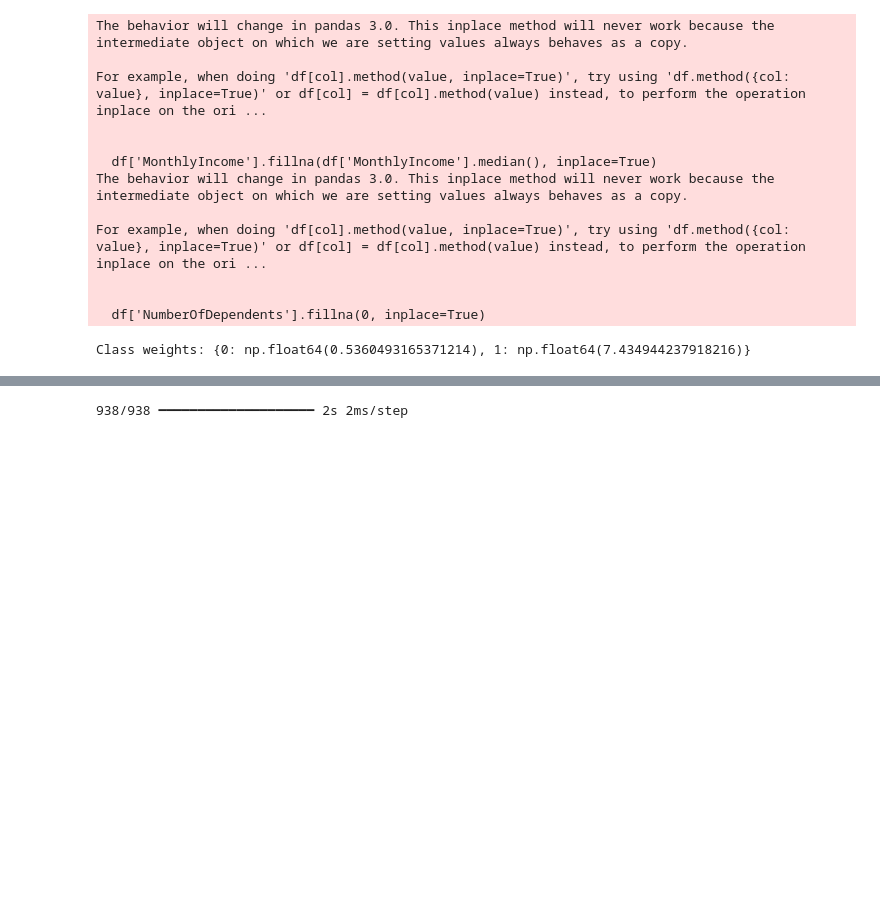
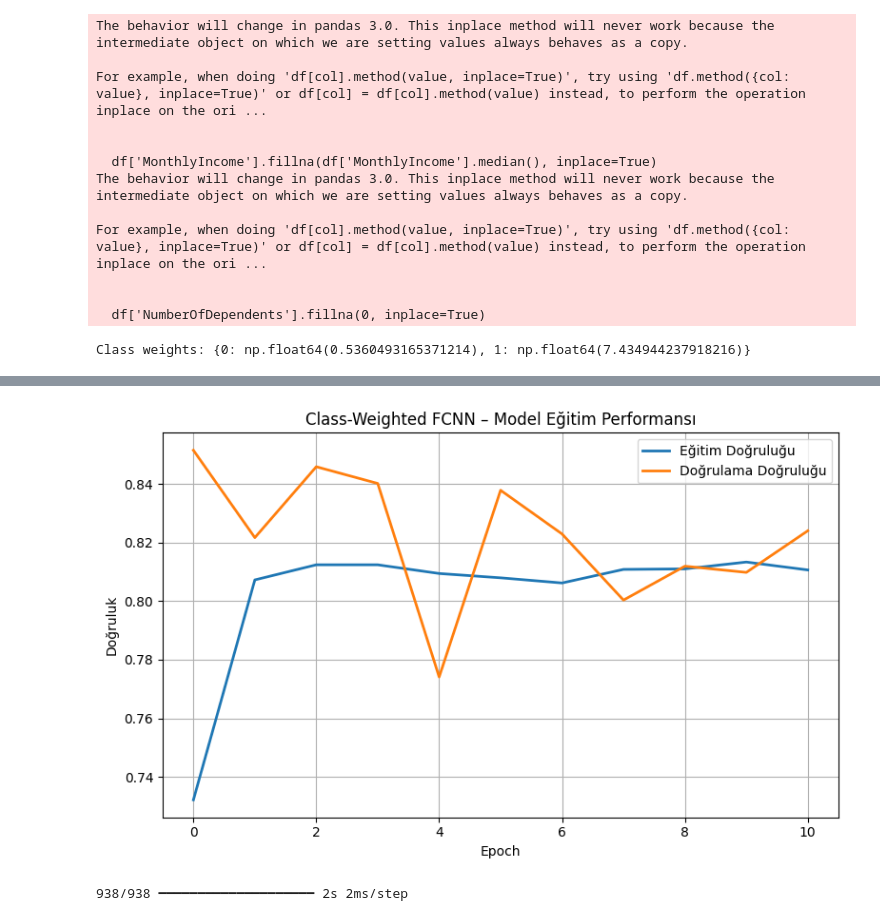
Before and after one commit to furkanardadincer/CreditRiskPrediction, a Jupyter notebook: ClassWeightFCNN_KrediRiskTahmini.ipynb, the cells around one changed output, grey strips where cells are left out. Cells and saved outputs as stored; diff of their text form; code cells hidden in the pictures; blank space fills up the shorter version.

```diff
--- a/ClassWeightFCNN_KrediRiskTahmini.ipynb
+++ b/ClassWeightFCNN_KrediRiskTahmini.ipynb
@@ -58,11 +58,11 @@ Class weights: {0: np.float64(0.5360493165371214), 1: np.float64(7.4349442379182
 # %%
 # 7. Modeli tanımla
 model = Sequential([
-    Dense(256, activation='relu', input_shape=(X_train.shape[1],)),
+    Dense(128, activation='relu', input_shape=(X_train.shape[1],)),
     Dropout(0.5),
-    Dense(128, activation='relu'),
+    Dense(64, activation='relu'),
     Dropout(0.3),
-    Dense(64, activation='relu'),
+    Dense(32, activation='relu'),
     Dropout(0.2),
     Dense(1, activation='sigmoid')
 ])
@@ -70,7 +70,7 @@ model = Sequential([
 model.compile(optimizer='adam', loss='binary_crossentropy', metrics=['accuracy'])
 # %%
 # 8. Early stopping
-early_stop = EarlyStopping(monitor='val_loss', patience=10, restore_best_weights=True)
+early_stop = EarlyStopping(monitor='val_loss', patience=5, restore_best_weights=True)
 # %%
 # 9. Eğit
 history = model.fit(
@@ -102,3 +102,16 @@ Epoch 11/50
+# %%
+plt.figure(figsize=(8, 5))
+plt.plot(history.history['accuracy'], label='Eğitim Doğruluğu', linewidth=2)
+plt.plot(history.history['val_accuracy'], label='Doğrulama Doğruluğu', linewidth=2)
+plt.title('Class-Weighted FCNN – Model Eğitim Performansı')
+plt.xlabel('Epoch')
+plt.ylabel('Doğruluk')
+plt.legend()
+plt.grid(True)
+plt.tight_layout()
+plt.show()
+# %% [output]
+[figure, added]
 # %%
 # 10. ROC eğrisi
 y_proba = model.predict(X_test).ravel()
```
Also changed, not shown: parts of 2 cells of this notebook.
